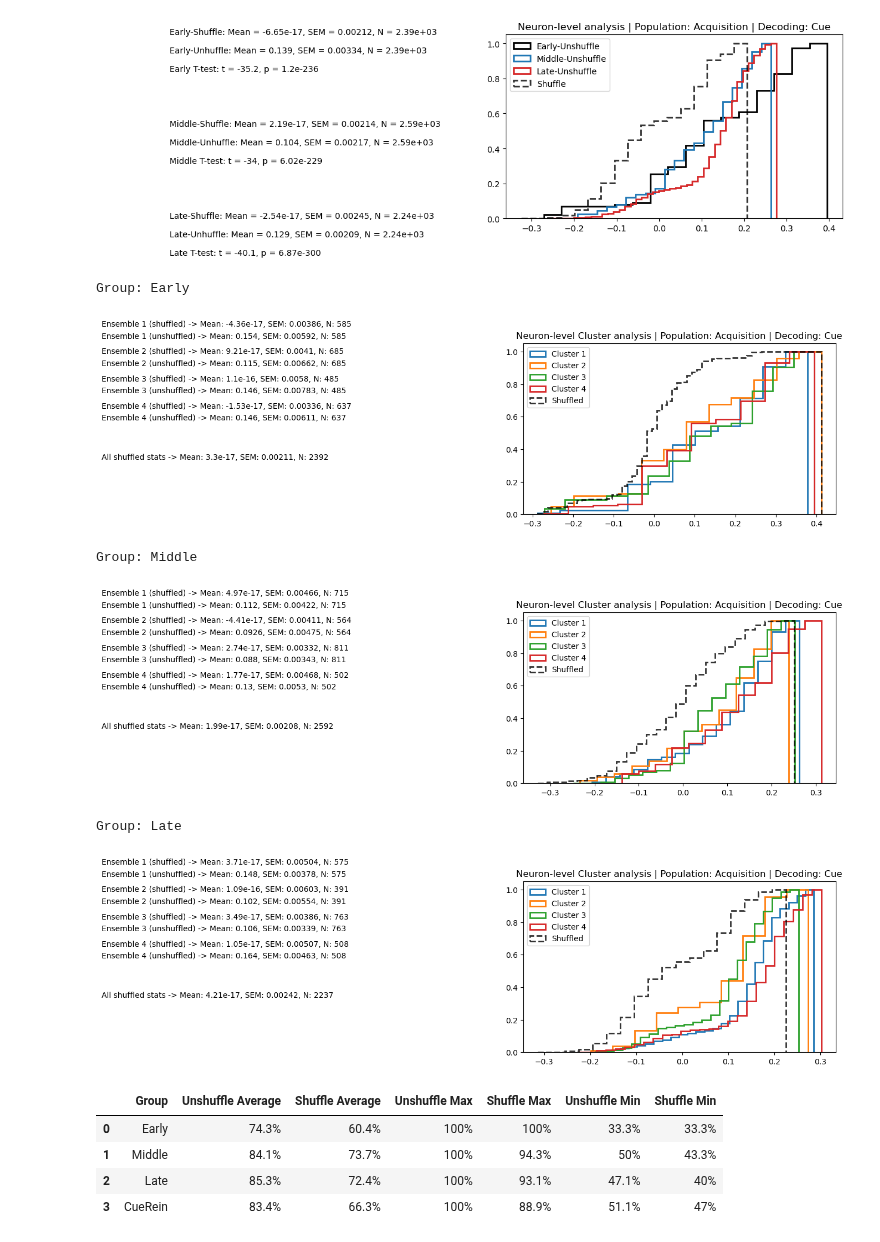
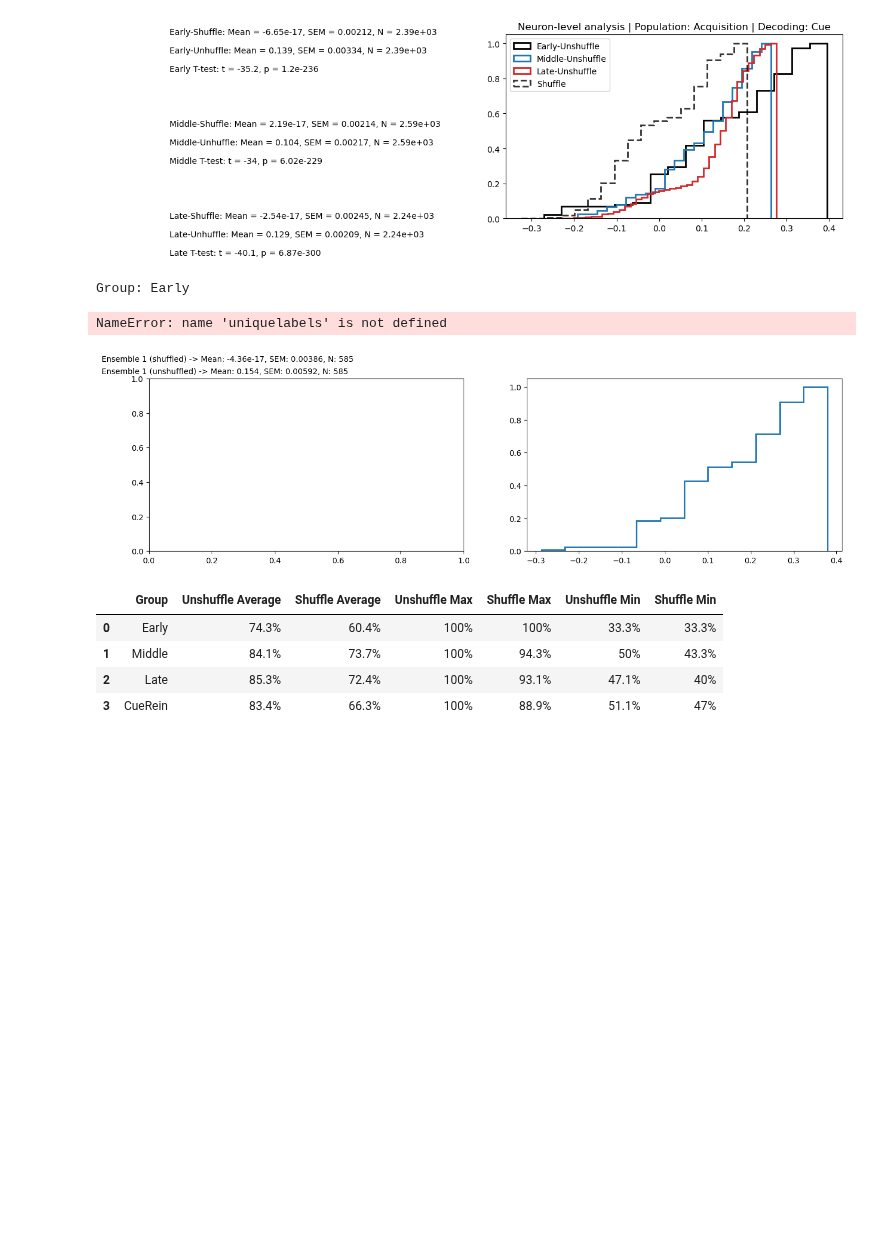
Before and after one commit to datasiansalsa/PFC_Self-Admin_Analysis, a Jupyter notebook: cue-analysis/cue/cue_analysis_JJB.ipynb, the cells around one changed output. Cells and saved outputs as stored; diff of their text form; code cells hidden in the pictures; blank space fills up the shorter version.

```diff
--- a/cue-analysis/cue/cue_analysis_JJB.ipynb
+++ b/cue-analysis/cue/cue_analysis_JJB.ipynb
@@ -2596,23 +2652,15 @@ for v, variable in enumerate (variables_to_analyze):
 # %% [output]
 [figure]
 # %%
-numclusters = 4 ###SET TO NUMBER OF CLUSTERS FOR DATASET
-uniquelabels = np.arange(numclusters)
-
-
-### DECODING CDF PLOTS FOR EARLY, MIDDLE, AND LATE DATA
-analyze_by = 'Neuron' ###Session or Neuron
-variables_to_analyze = ['Cue']
 groups = ['CueRein']
 dir_list = [rst_cuedir]
 color = (['k'],['tab:red'], ['tab:green'],['tab:blue'], ['tab:yellow'])
 ls = ['--','solid']
-bins = np.arange(0.4,0.8,0.01)
 
 for index in range(len(groups)):
     group = groups[index]
     newlabels = np.load((os.path.join(dir_list[index], 'cluster_list_per_session_CueDrugTMT.npy')))
-    dict_file = np.load(os.path.join(decoding_dict_results_dir, 'PFC-HeroinSA_%s_%s_%s_Decoding-dict.npy'%(group, variables_to_analyze[0], decoding[0])),allow_pickle = True).astype(float)
+    dict_file = np.load(os.path.join(iteration_dictionaries, 'PFC-HeroinSA_%s_%s_%s_Decoding-dict.npy'%(group, variables_to_analyze[0], decoding[0])),allow_pickle = True).astype(float)
     for variable in variables_to_analyze:
         print('Group:', group)
         d = {}
@@ -2804,26 +2838,26 @@ Neuron: 117 of 117
 # %%
 #save dictionaries as .npy files
-variable_to_save = 'Cue'
 groups = ['Early']
 
-for g, group in enumerate (groups):
-    try:
+print('Variable of interest:', variables_to_analyze[0])
+print('Decoding:', decoding[0])
+proceed = input('Proceed saving dictionaries? [y/n]')
+
+if proceed == 'y':
+    for g, group in enumerate (groups):
         unshuffled = np.array(list(dict.items(classification_accuracy[group]['individualneurons']['unshuffled'])), dtype=object)
         shuffled = np.array(list(dict.items(classification_accuracy[group]['individualneurons']['shuffled'])), dtype=object)
         stacked = np.vstack((unshuffled[:,1], shuffled[:,1]))
-        np.save(os.path.join(decoding_dict_results_dir, 'PFC-HeroinSA_%s_%s_%s_Decoding-dict.npy'%(group,variable_to_save,decoding[0])),stacked)
-    except Exception as e:
-        print('*** Error:', e, '***')
+        np.save(os.path.join(iteration_dictionaries, 'PFC-HeroinSA_%s_%s_%s_Decoding-dict.npy'%(group,variables_to_analyze[0],decoding[0])),stacked)
+        print('Dictionaries made for:', date)
+else:
+    print('Dictionaries not saved.')
 # %% [markdown]
 #### .cdf plots
 # %%
 #cdf plots for neurons
 
-analyze_by = 'Neuron' ###Session or Neuron
 population = 'Acquisition'
-variables_to_analyze = ['Cue']
-variable = 'Cue'
-# groups = ['Early', 'Middle', 'Late']
 groups = ['Early', 'Middle', 'Late']
 colors = (['k'],['tab:blue'], ['tab:red'],['tab:blue'])
 ls = ['--','solid']
@@ -2834,7 +2868,7 @@ all_shuffle_for_variable=[]
 fig, ax = plt.subplots(1, 2, figsize = (16,4))
 for g, group in enumerate(groups):
     d[variable][group] = {}
-    d[variable][group] = np.array(np.load(os.path.join(decoding_dict_results_dir,
+    d[variable][group] = np.array(np.load(os.path.join(iteration_dictionaries,
                                                         'PFC-HeroinSA_%s_%s_%s_Decoding-dict.npy'%(group,variable,decoding[0])),
                                                         allow_pickle = True).astype(float))
     temp_unshuffle_nonans, temp_shuffle_nonans = ([],[])
@@ -2880,7 +2914,7 @@ ax[0].spines['bottom'].set_visible(False)
 plt.legend(loc=2)
 plt.title('%s-level analysis | Population: %s | Decoding: %s'%(analyze_by, population, variable))
 
-# plt.savefig(os.path.join(decode_results_dir, 'PFC-HeroinSA_%s_%s_%s_Decoding.PDF'%(population, variable, analyze_by)), format = 'PDF')
+# plt.savefig(os.path.join(iteration_results, 'PFC-HeroinSA_%s_%s_%s_Decoding.PDF'%(population, variable, analyze_by)), format = 'PDF')
 
 plt.show()
 # %% [output]
@@ -2888,18 +2922,17 @@ plt.show()
 # %%
 #cdf plots for clusters
 
-analyze_by = 'Neuron' ###Session or Neuron
-variables_to_analyze = ['Cue']
 groups = ['Early', 'Middle', 'Late']
 dir_list = [acq_earlybasedir, acq_middlebasedir, acq_latebasedir]
 color = (['k'],['tab:red'], ['tab:green'],['tab:blue'], ['tab:yellow'])
 ls = ['--','solid']
-bins = np.arange(0.4,0.8,0.01)
 
 for index in range(len(groups)):
     group = groups[index]
     newlabels = np.load((os.path.join(dir_list[index], 'cluster_list_per_session_Acquisition.npy')))
-    dict_file = np.load(os.path.join(decoding_dict_results_dir, 'PFC-HeroinSA_%s_%s_%s_Decoding-dict.npy'%(group, variables_to_analyze[0], decoding[0])),allow_pickle = True).astype(float)
+    dict_file = np.load(os.path.join(iteration_dictionaries,
+                                     'PFC-HeroinSA_%s_%s_%s_Decoding-dict.npy'%(group, variables_to_analyze[0],
+                                                                                decoding[0])),allow_pickle = True).astype(float)
     for variable in variables_to_analyze:
         print('Group:', group)
         d = {}
@@ -2926,39 +2959,36 @@ for index in range(len(groups)):
                     'Mean: ' + '%.3g'%(np.nanmean((normalized_shuffled))) +
                     ', SEM: ' + '%.3g'%(stats.sem(normalized_shuffled[np.where(np.isfinite(normalized_shuffled))]))) +
                     ', N: ' + str(len(normalized_shuffled)))
             ax[0].text(-0.15, 1.03-cluster*.16,
                     ('Ensemble '+str(cluster+1)+' (unshuffled) -> ' +
                     'Mean: ' + '%.3g'%(np.nanmean((normalized_unshuffled))) +
                     ', SEM: ' + '%.3g'%(stats.sem(normalized_unshuffled[np.where(np.isfinite(normalized_unshuffled))]))) +
                     ', N: ' + str(len(normalized_unshuffled)))
             if cluster == len(uniquelabels)-1:
                 plt.hist((all_shuffle_for_variable), density=True, cumulative=True,\
                     label = ['Shuffled'], histtype='step', linestyle = '--',\
                     bins = 'auto', linewidth=2, color = 'k', alpha = .8)
                 ax[0].text(-0.15, .8-cluster*.16,
                     ('All shuffled stats -> ' +
                     'Mean: ' + '%.3g'%(np.nanmean(all_shuffle_for_variable)) +
                     ', SEM: ' + '%.3g'%(stats.sem(all_shuffle_for_variable[np.where(np.isfinite(all_shuffle_for_variable))]))) +
                     ', N: ' + str(len(all_shuffle_for_variable)))
 
             ax[0].get_xaxis().set_visible(False)
             ax[0].get_yaxis().set_visible(False)
             ax[0].spines['top'].set_visible(False)
             ax[0].spines['right'].set_visible(False)
             ax[0].spines['left'].set_visible(False)
             ax[0].spines['bottom'].set_visible(False)
 
             plt.legend(loc=2)
             plt.title('%s-level Cluster analysis | Population: %s | Decoding: %s'%(analyze_by, population, variable))
-        # plt.savefig(os.path.join(decode_results_dir, 'PFC-HeroinSA_%s_%s_%s_%s_Normalized-Cluster_Decoding.PDF'%(population, group, variable, analyze_by)), format = 'PDF')
+        # plt.savefig(os.path.join(iteration_results, 'PFC-HeroinSA_%s_%s_%s_%s_Normalized-Cluster_Decoding.PDF'%(population, group, variable, analyze_by)), format = 'PDF')
         plt.show()
 # %% [output]
 Group: Early
+NameError: name 'uniquelabels' is not defined
-[figure, old version]
+[figure, new version]
-Group: Middle
-[figure, removed]
-Group: Late
-[figure, removed]
 # %%
 #Dataframe of accuracies
 groups = ['Early', 'Middle', 'Late', 'CueRein']
```
Also changed, not shown: parts of 16 cells of this notebook, 9 other files.
